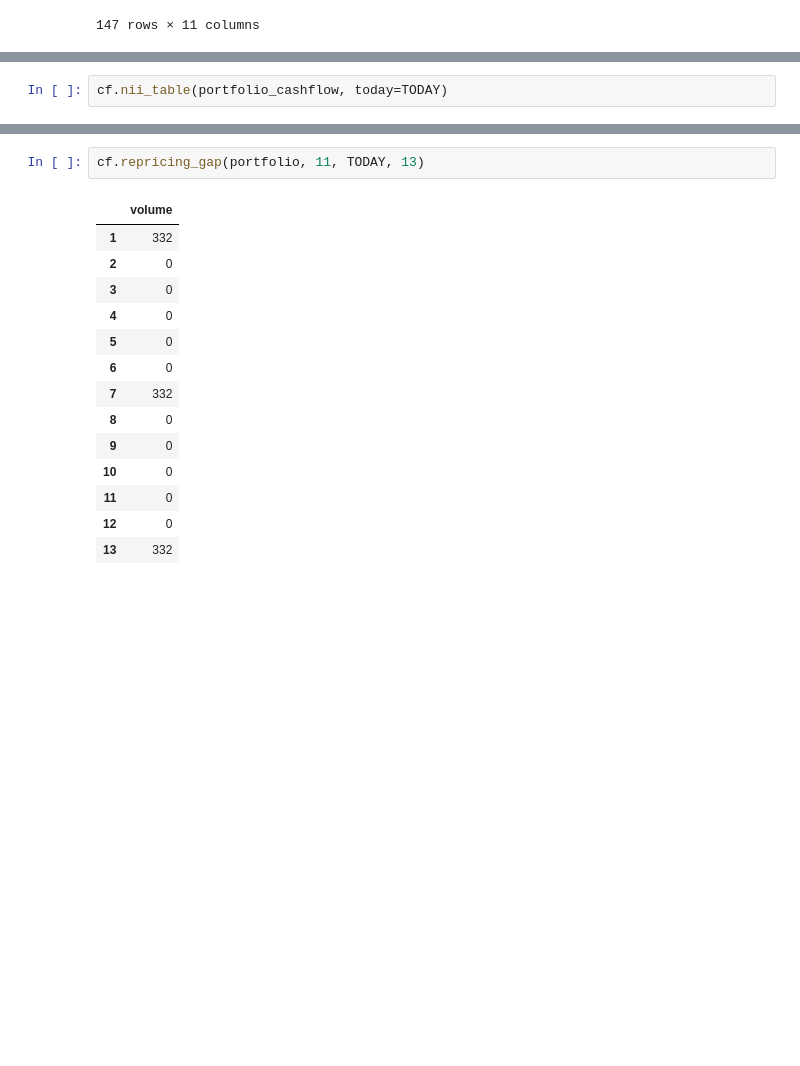
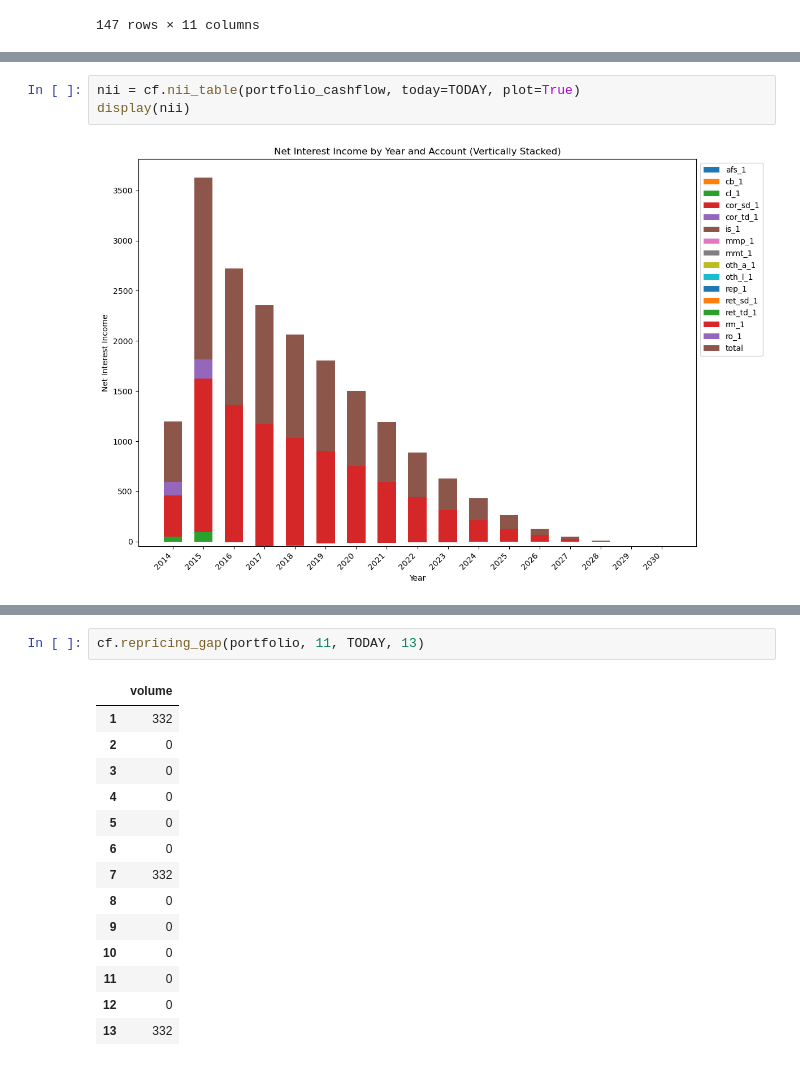
Before and after one commit to gsmyridis/ALM, a Jupyter notebook: exps.ipynb, the cells around one changed output, grey strips where cells are left out. Drawn from its saved outputs; the diff is of its cells as text; blank space fills up the shorter version.

```diff
--- a/exps.ipynb
+++ b/exps.ipynb
@@ -86,8 +106,10 @@ present_values
 | 147 | oth_l_1 | 2014-09-30 | -3007.750957 |
 147 rows × 3 columns
 # %%
-cf.nii_table(portfolio_cashflow, today=TODAY)
+nii = cf.nii_table(portfolio_cashflow, today=TODAY, plot=True)
+display(nii)
 # %% [output]
+[figure, added]
 | year | 2014 | 2015 | 2016 | 2017 | 2018 | 2019 | 2020 | 2021 | 2022 | 2023 | 2024 | ... |
 | account |  |  |  |  |  |  |  |  |  |  |  | ... |
 | afs_1 | 6.988700 | 3.421667 | 0.000000 | 0.000000 | 0.000000 | 0.000000 | 0.000000 | 0.000000 | 0.000000 | 0.00000 | 0.000000 | ... |
```
Also changed, not shown: parts of 8 cells of this notebook, 3 other files.
